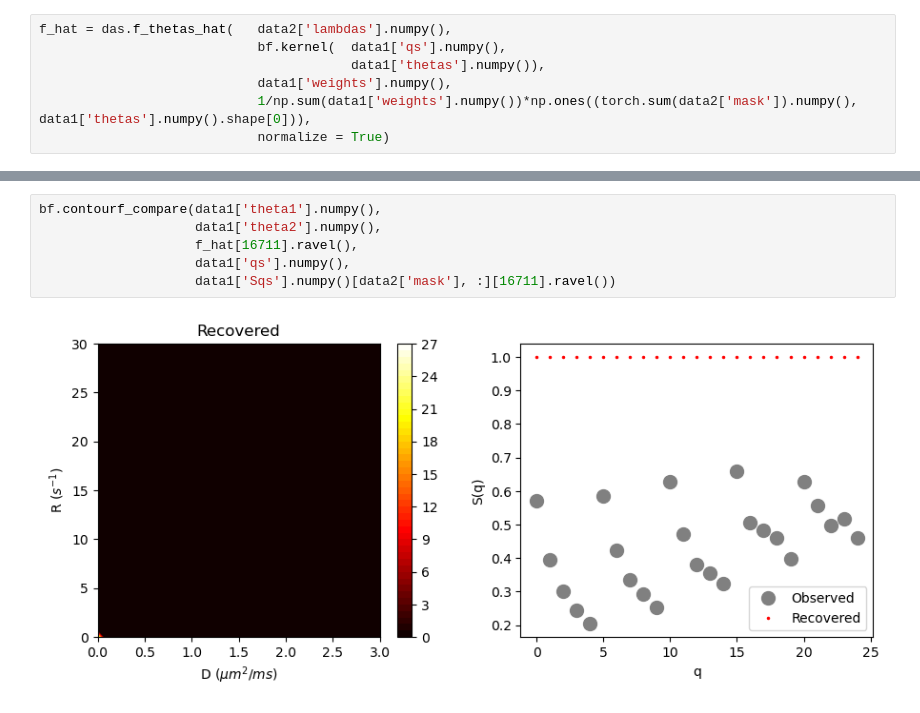
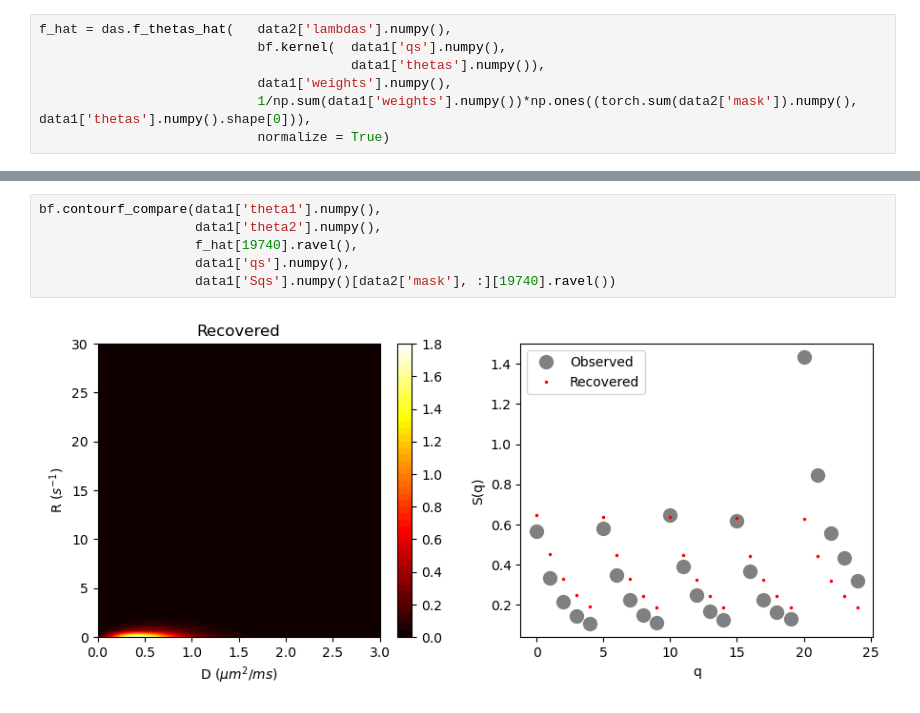
Before and after one commit to xunany/MaxEnt, a Jupyter notebook: ReadingHPC.ipynb, the cells around one changed output, grey strips where cells are left out. Drawn from its saved outputs; the diff is of its cells as text.

```diff
--- a/ReadingHPC.ipynb
+++ b/ReadingHPC.ipynb
@@ -146,8 +130,8 @@ np.where(diff >= 1)
 # %%
 bf.contourf_compare(data1['theta1'].numpy(),
                     data1['theta2'].numpy(),
-                    f_hat[16711].ravel(),
+                    f_hat[19740].ravel(),
                     data1['qs'].numpy(),
-                    data1['Sqs'].numpy()[data2['mask'], :][16711].ravel())
+                    data1['Sqs'].numpy()[data2['mask'], :][19740].ravel())
 # %% [output]
-[figure, old version]
+[figure, new version]
```
Also changed, not shown: parts of 8 cells of this notebook, 2 other files.
